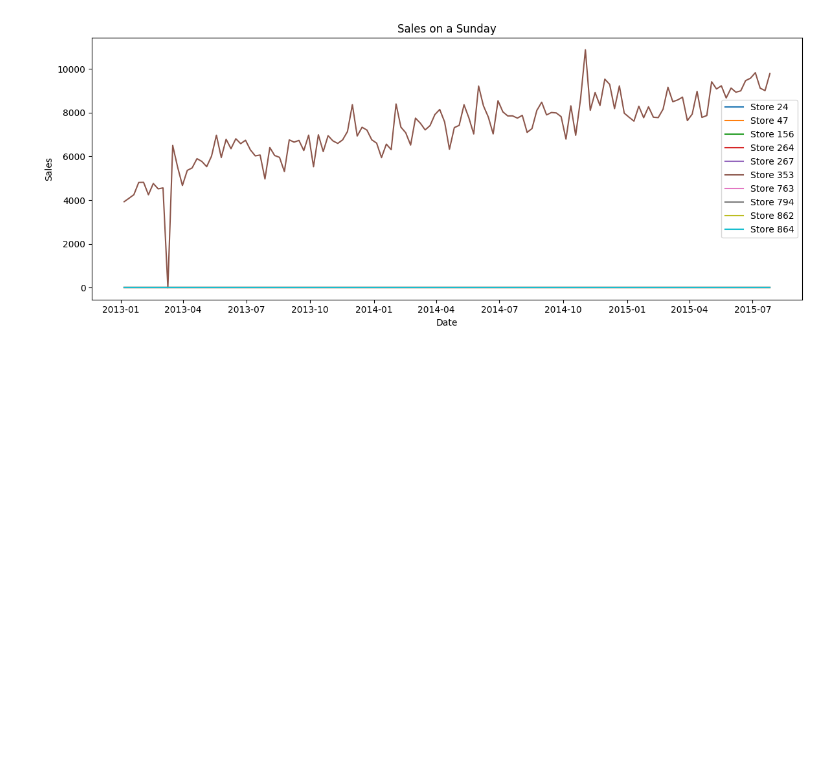
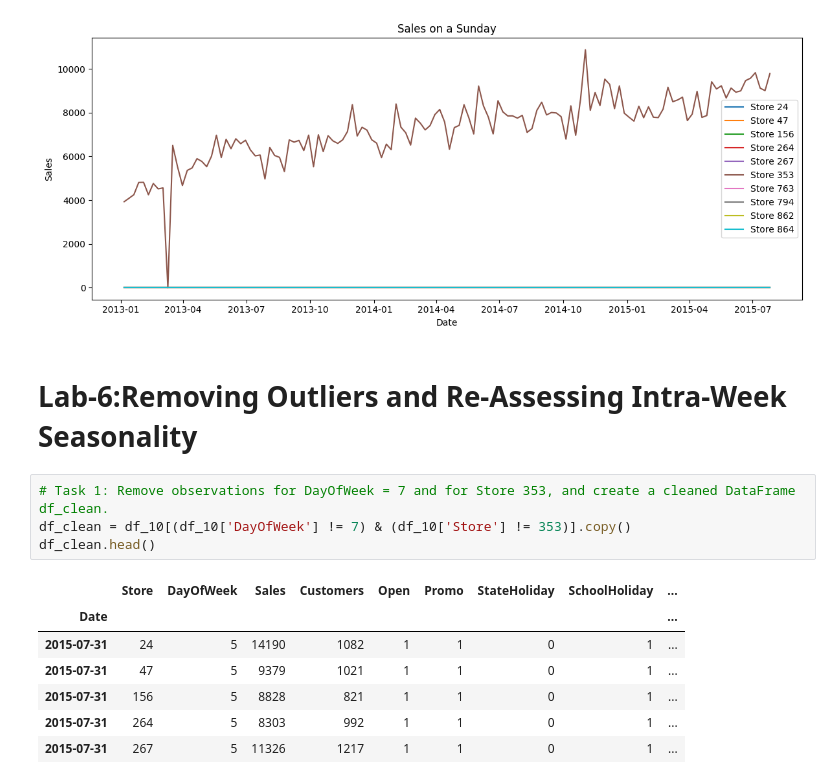
Before and after one commit to SARANGIVenkateshwarlu/Time-Series-Projects, a Jupyter notebook: Time_Series_Analysis/Lab_complete_EDA.ipynb, the cells around one changed output. Saved outputs shown, nothing was run; the diff lists cells and outputs as text; blank space fills up the shorter version.

```diff
--- a/Time_Series_Analysis/Lab_1.ipynb
+++ b/Time_Series_Analysis/Lab_complete_EDA.ipynb
@@ -233,3 +233,17 @@ plt.tight_layout()
 plt.show()
 # %% [output]
 [figure]
+# %% [markdown]
+# Lab-6:Removing Outliers and Re-Assessing Intra-Week Seasonality
+# %%
+# Task 1: Remove observations for DayOfWeek = 7 and for Store 353, and create a cleaned DataFrame df_clean.
+df_clean = df_10[(df_10['DayOfWeek'] != 7) & (df_10['Store'] != 353)].copy()
+df_clean.head()
+# %% [output]
+|  | Store | DayOfWeek | Sales | Customers | Open | Promo | StateHoliday | SchoolHoliday | ... |
+| Date |  |  |  |  |  |  |  |  | ... |
+| 2015-07-31 | 24 | 5 | 14190 | 1082 | 1 | 1 | 0 | 1 | ... |
+| 2015-07-31 | 47 | 5 | 9379 | 1021 | 1 | 1 | 0 | 1 | ... |
+| 2015-07-31 | 156 | 5 | 8828 | 821 | 1 | 1 | 0 | 1 | ... |
+| 2015-07-31 | 264 | 5 | 8303 | 992 | 1 | 1 | 0 | 1 | ... |
+| 2015-07-31 | 267 | 5 | 11326 | 1217 | 1 | 1 | 0 | 1 | ... |
```
Also changed, not shown: parts of 9 cells of this notebook.
